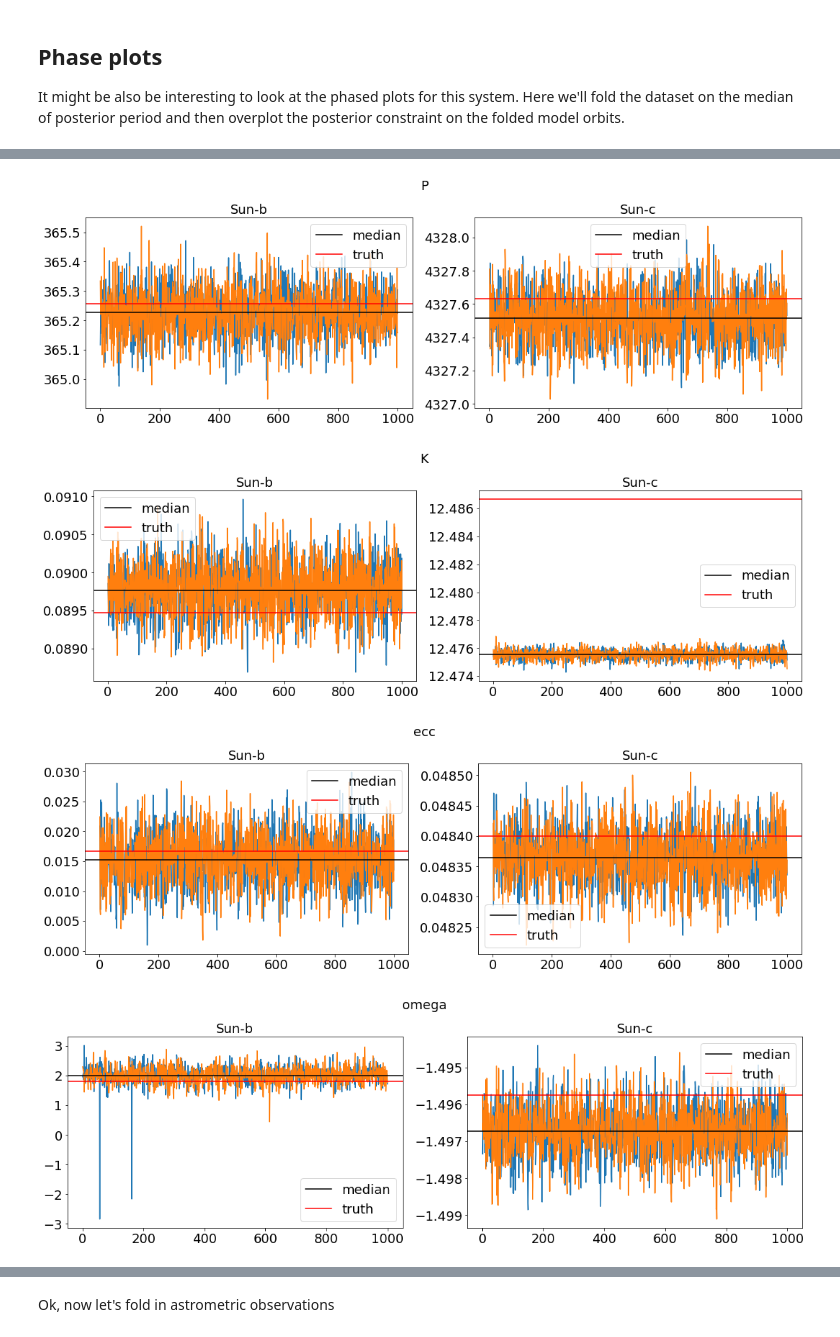
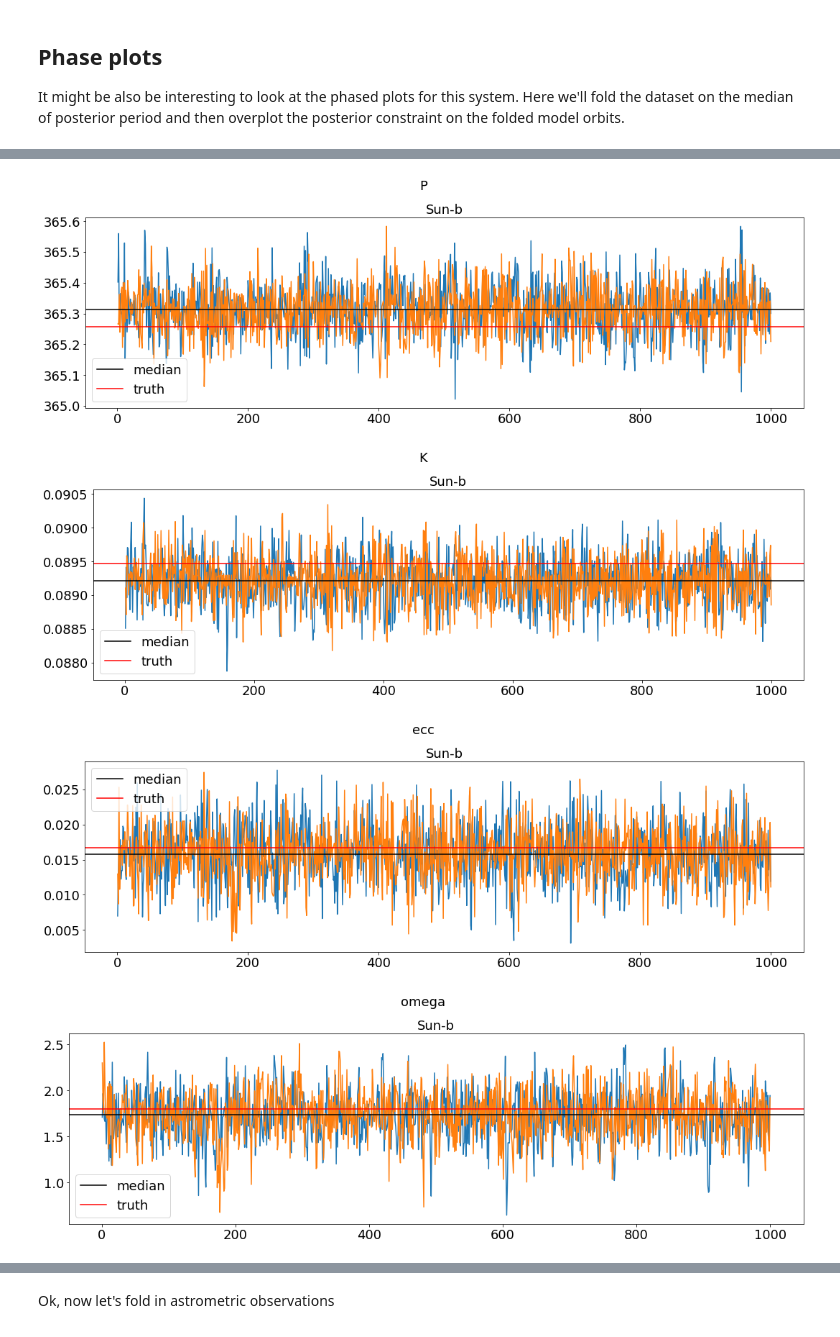
Before and after one commit to dyahalomi/roman_astrometry, a Jupyter notebook: Code/Model_Earth.ipynb, the cells around one changed output, grey strips where cells are left out. Saved outputs shown, nothing was run; the diff lists cells and outputs as text; code cells hidden in the pictures.

```diff
--- a/Code/Model_Earth.ipynb
+++ b/Code/Model_Earth.ipynb
@@ -374,7 +374,7 @@ Finally, let's plot the plosterior constraints on the RV model and compare those
 rv_pred = trace.posterior["rv_model_pred"].values
 pred = np.percentile(rv_pred, [16, 50, 84], axis=(0, 1))
 
-fig, ax = plt.subplots(1,2, figsize = [15,10])
+fig, ax = plt.subplots(1,2, figsize = [15,10], sharey=True)
 
 ax[0].errorbar(x_rv, y_rv, yerr=y_rv_err, fmt=".k", alpha = 0.05, label='data')
 ax[0].plot(t, pred[1], color="C0", label="model")
@@ -476,18 +463,14 @@ for n, letter in enumerate("bc"):
 parameters = ["P", "K", "ecc", "omega", "t0", "ecs"]
 param_medians = {}
 posterior1 = {}
-posterior2 = {}
 for param in parameters:
-    posterior1[param]=np.concatenate(trace.posterior[param].values[:, :, 0])
-    posterior2[param]=np.concatenate(trace.posterior[param].values[:, :, 1])
+    posterior1[param]=np.concatenate(trace.posterior[param].values[:, :,])
     print(posterior1[param])
 
     print(param + " median")
-    planet1_med = np.median(trace.posterior[param].values[:, :, 0])
-    planet2_med = np.median(trace.posterior[param].values[:, :, 1])
+    planet1_med = np.median(trace.posterior[param].values[:, :,])
     print(planet1_med)
-    print(planet2_med)
 
-    param_medians[param]=[planet1_med, planet2_med]
+    param_medians[param]=[planet1_med]
     print("")
 # %% [output]
@@ -511,48 +494,37 @@ ecs median
 # %%
 parameters = ["P", "K", "ecc", "omega", "t0"]
 for ii in range(0, len(parameters)):
     plot_truth = False
     param = parameters[ii]
 
     if ii < 4:
-        true_vals_earth = truth[2*ii]
-        true_vals_jup = truth[2*ii+1]
+        true_vals_earth = truth[ii]
         plot_truth = True
 
-    fig, ax = plt.subplots(1,2, figsize = (15,5))
-    planet1_chain1 = trace.posterior[param].values[:, :, 0][0]
-    planet1_chain2 = trace.posterior[param].values[:, :, 0][1]
+    fig, ax = plt.subplots(1,1, figsize = (15,5))
+    planet1_chain1 = trace.posterior[param].values[:, :,][0]
+    planet1_chain2 = trace.posterior[param].values[:, :,][1]
 
-    planet2_chain1 = trace.posterior[param].values[:, :, 1][0]
-    planet2_chain2 = trace.posterior[param].values[:, :, 1][1]
 
 
     nstep = np.arange(1, len(planet1_chain1)+1, 1)
 
 
-    ax[0].plot(nstep, planet1_chain1)
-    ax[0].plot(nstep, planet1_chain2)
-    ax[0].axhline(y=param_medians[param][0], color = 'k', label = 'median')
+    ax.plot(nstep, planet1_chain1)
+    ax.plot(nstep, planet1_chain2)
+    ax.axhline(y=param_medians[param][0], color = 'k', label = 'median')
 
     if plot_truth:
-        ax[0].axhline(y=true_vals_earth, color = 'r', label = 'truth')
-    ax[0].set_title("Sun-b", fontsize = 18)
-    ax[0].legend(fontsize = 18)
+        ax.axhline(y=true_vals_earth, color = 'r', label = 'truth')
+    ax.set_title("Sun-b", fontsize = 18)
+    ax.legend(fontsize = 18)
 
-    ax[1].plot(nstep, planet2_chain1)
-    ax[1].plot(nstep, planet2_chain2)
-    ax[1].axhline(y=param_medians[param][1], color = 'k', label = 'median')
-
-    if plot_truth:
-        ax[1].axhline(y=true_vals_jup, color = 'r', label = 'truth')
-    ax[1].set_title("Sun-c", fontsize = 18)
-    ax[1].legend(fontsize = 18)
 
     fig.suptitle(param, fontsize = 18)
     fig.tight_layout()
     plt.show()
 # %% [output]
-[figure, old version]
+[figure, new version]
-[figure, old version]
+[figure, new version]
-[figure, old version]
+[figure, new version]
-[figure, old version]
+[figure, new version]
```
Also changed, not shown: parts of 15 cells of this notebook, 1 other file.
